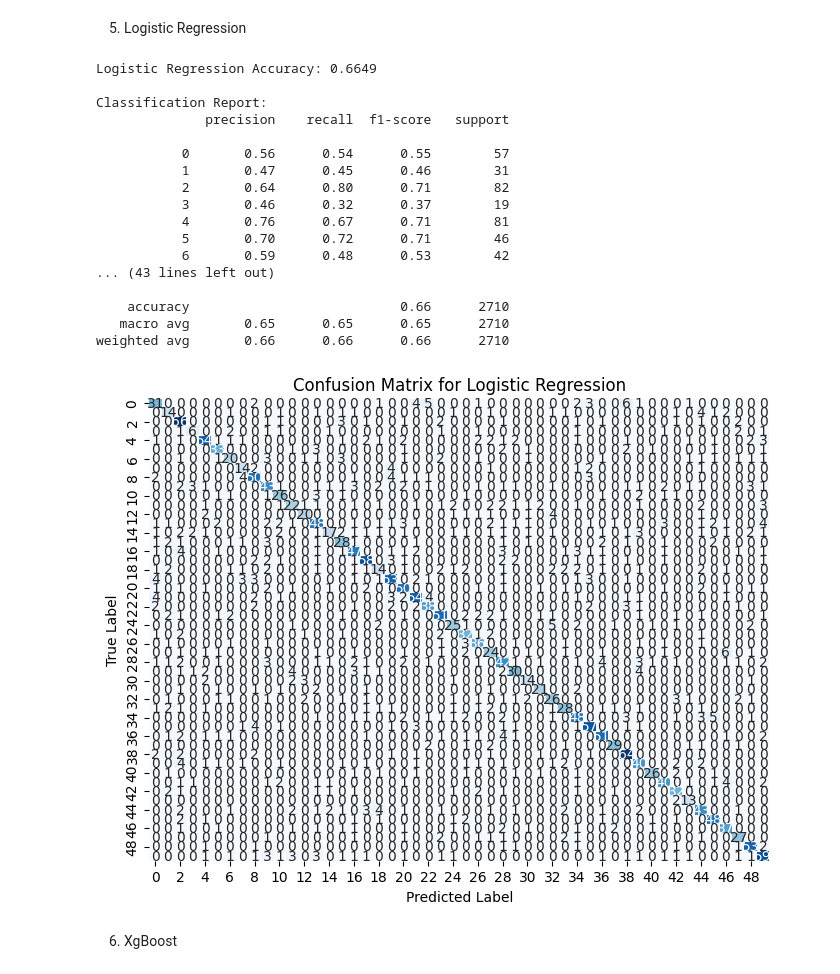
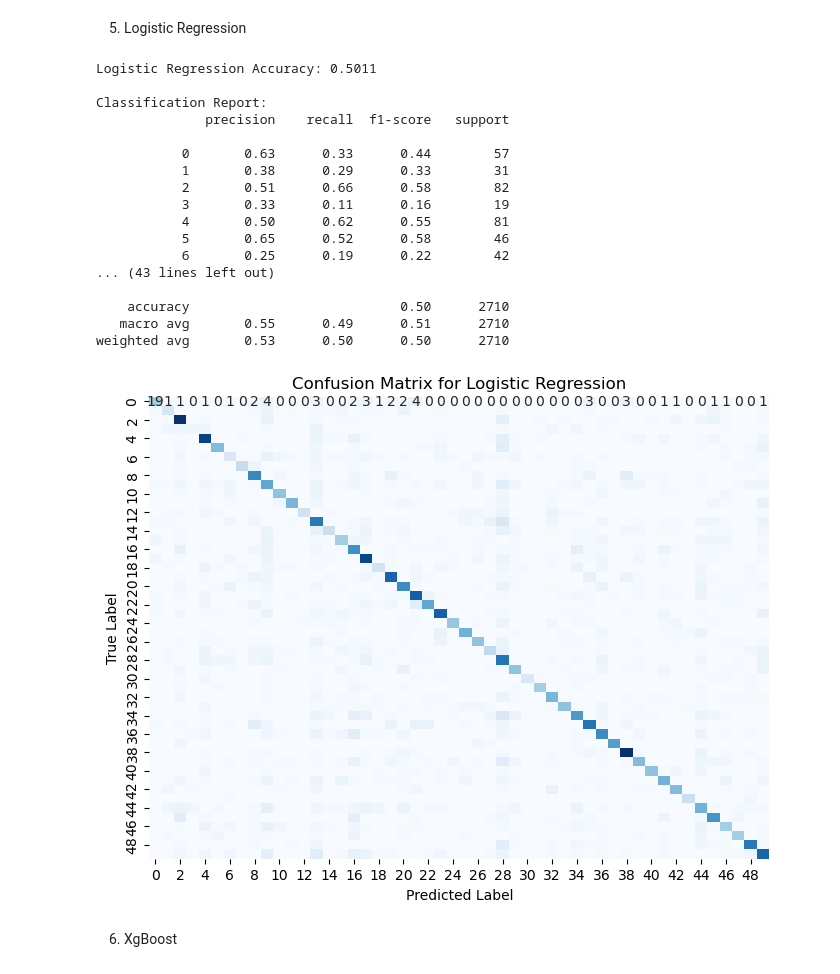
Before and after one commit to atanukayal/prmlproject, a Jupyter notebook: preprocessing.ipynb, the cells around one changed output. Saved outputs shown, nothing was run; the diff lists cells and outputs as text; code cells hidden in the pictures.

```diff
--- a/preprocessing.ipynb
+++ b/preprocessing.ipynb
@@ -485,0 +489,6 @@ Training set size: (10840, 100), Test set size: (2710, 100)
+# %%
+from sklearn.discriminant_analysis import LinearDiscriminantAnalysis as LDA
+lda = LDA(n_components=49)  # Reduce to 2 dimensions for visualization
+X_train_lda = lda.fit_transform(X_train_normalized, y_train)
+X_test_lda = lda.transform(X_test_normalized)
+joblib.dump(lda, "saved_models/lda_model.pkl")
@@ -599,9 +610,9 @@ rf_original = RandomForestClassifier(
     random_state=42
 )
 
-rf_original.fit(X_train, y_train)
-y_pred = rf_original.predict(X_test)
-rf_accuracy = rf_original.score(X_test, y_test)
+rf_original.fit(X_train_lda, y_train)
+y_pred = rf_original.predict(X_test_lda)
+rf_accuracy = rf_original.score(X_test_lda, y_test)
 print(f"Random Forest Accuracy: {rf_accuracy:.4f}")
 
 # Classification report
@@ -730,10 +741,10 @@ from sklearn.metrics import classification_report, confusion_matrix, ConfusionMa
 knn = KNeighborsClassifier(n_neighbors=12, weights='uniform', metric='euclidean')
 
 # Train the KNN model
-knn.fit(X_train, y_train)
+knn.fit(X_train_lda, y_train)
 
 # Make predictions on the test set
-y_pred = knn.predict(X_test)
+y_pred = knn.predict(X_test_lda)
 
 # Calculate accuracy
 knn_accuracy = accuracy_score(y_test, y_pred)
@@ -871,9 +866,9 @@ Hyperparameter Tuning
 from sklearn.svm import SVC
 
 svm = SVC(kernel='rbf', C=1.0, gamma='scale', random_state=42)
-svm.fit(X_train, y_train)
+svm.fit(X_train_pca, y_train)
 
-y_pred = svm.predict(X_test)
+y_pred = svm.predict(X_test_pca)
 print("SVM Accuracy:", accuracy_score(y_test, y_pred))
 joblib.dump(svm, "saved_models/svm_model.pkl")
 # Classification report
@@ -1130,48 +1125,48 @@ import seaborn as sns
 
 # Initialize and train the Logistic Regression model
 lr = LogisticRegression(max_iter=1000, random_state=42)
-lr.fit(X_train, y_train)
+lr.fit(X_train_lda, y_train)
 
 # Make predictions
-y_pred = lr.predict(X_test)
+y_pred = lr.predict(X_test_lda)
 
 # Calculate accuracy
 accuracy = accuracy_score(y_test, y_pred)
 
 
 print(f"Logistic Regression Accuracy: {accuracy:.4f}")
 
 # Classification report
 print("\nClassification Report:")
 print(classification_report(y_test, y_pred))
 
 # Confusion Matrix
 cm = confusion_matrix(y_test, y_pred)
 plt.figure(figsize=(8, 6))
 sns.heatmap(cm, annot=True, fmt='d', cmap='Blues', cbar=False)
 plt.xlabel('Predicted Label')
 plt.ylabel('True Label')
 plt.title('Confusion Matrix for Logistic Regression')
 plt.show()
 # %% [output]
-Logistic Regression Accuracy: 0.6649
+Logistic Regression Accuracy: 0.5011
 
 Classification Report:
               precision    recall  f1-score   support
 
-           0       0.56      0.54      0.55        57
-           1       0.47      0.45      0.46        31
-           2       0.64      0.80      0.71        82
-           3       0.46      0.32      0.37        19
-           4       0.76      0.67      0.71        81
-           5       0.70      0.72      0.71        46
-           6       0.59      0.48      0.53        42
+           0       0.63      0.33      0.44        57
+           1       0.38      0.29      0.33        31
+           2       0.51      0.66      0.58        82
+           3       0.33      0.11      0.16        19
+           4       0.50      0.62      0.55        81
+           5       0.65      0.52      0.58        46
+           6       0.25      0.19      0.22        42
 ... (43 lines left out)
 
-    accuracy                           0.66      2710
-   macro avg       0.65      0.65      0.65      2710
-weighted avg       0.66      0.66      0.66      2710
+    accuracy                           0.50      2710
+   macro avg       0.55      0.49      0.51      2710
+weighted avg       0.53      0.50      0.50      2710
-[figure, old version]
+[figure, new version]
 # %% [markdown]
 6. XgBoost
 # %%
```
Also changed, not shown: parts of 19 cells of this notebook, 11 other files.
